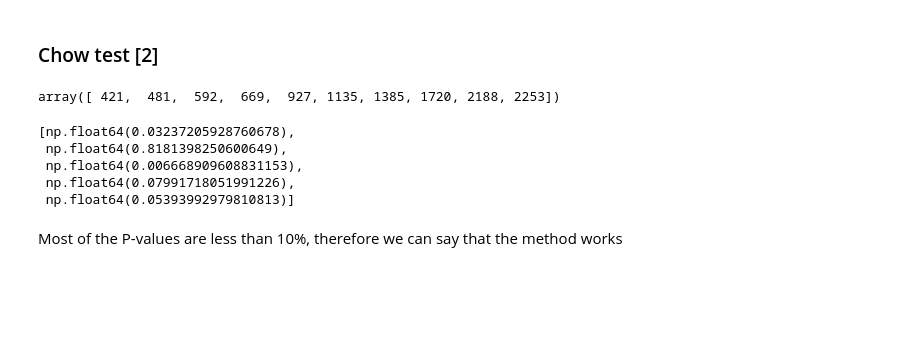
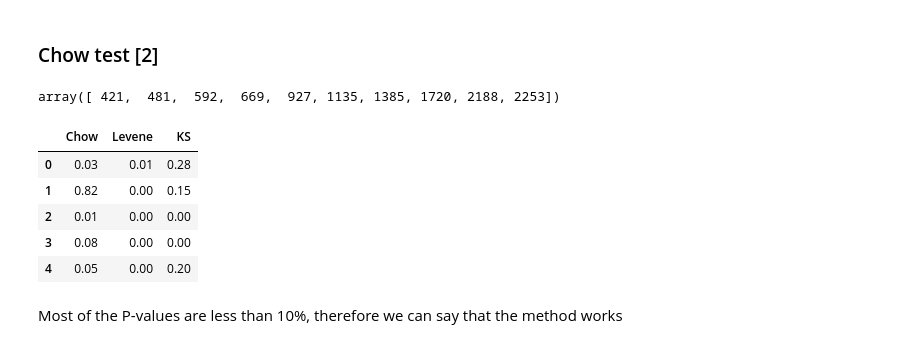
Before and after one commit to IvanKolesn/market_regime_detection, a Jupyter notebook: notebooks/univariate_detection.ipynb, the cells around one changed output. Saved outputs shown, nothing was run; the diff lists cells and outputs as text; code cells hidden in the pictures; blank space fills up the shorter version.

Commit message:
Added tests

```diff
--- a/notebooks/univariate_detection.ipynb
+++ b/notebooks/univariate_detection.ipynb
@@ -297,15 +298,23 @@ for x in np.arange(0, len(wasserstein_breakpoints), 2):
     X = create_timeseries_x(y.shape[0] - 1)
     X = np.hstack([X, y[:-1][:, np.newaxis]])
 
-    single_p_val = chow_test(y[1:], X, break_idx=breakpoint_idx - start)[1]
-    p_values.append(single_p_val)
+    log_ret = np.diff(np.log(y))
+
+    test_res = {
+        "Chow": chow_test(y[1:], X, break_idx=breakpoint_idx - start)[1],
+        "Levene": levene(log_ret[:breakpoint_idx - start], log_ret[breakpoint_idx - start:]).pvalue,
+        "KS": kstest(log_ret[:breakpoint_idx - start], log_ret[breakpoint_idx - start:]).pvalue
+    }
+
+    p_values.append(test_res)
 # %%
-p_values
+pd.DataFrame(p_values).round(2)
 # %% [output]
-[np.float64(0.03237205928760678),
- np.float64(0.8181398250600649),
- np.float64(0.006668909608831153),
- np.float64(0.07991718051991226),
- np.float64(0.05393992979810813)]
+|  | Chow | Levene | KS |
+| 0 | 0.03 | 0.01 | 0.28 |
+| 1 | 0.82 | 0.00 | 0.15 |
+| 2 | 0.01 | 0.00 | 0.00 |
+| 3 | 0.08 | 0.00 | 0.00 |
+| 4 | 0.05 | 0.00 | 0.20 |
 # %% [markdown]
 Most of the P-values are less than 10%, therefore we can say that the method works
```
Also changed, not shown: parts of 1 cell of this notebook, 1 other file.
